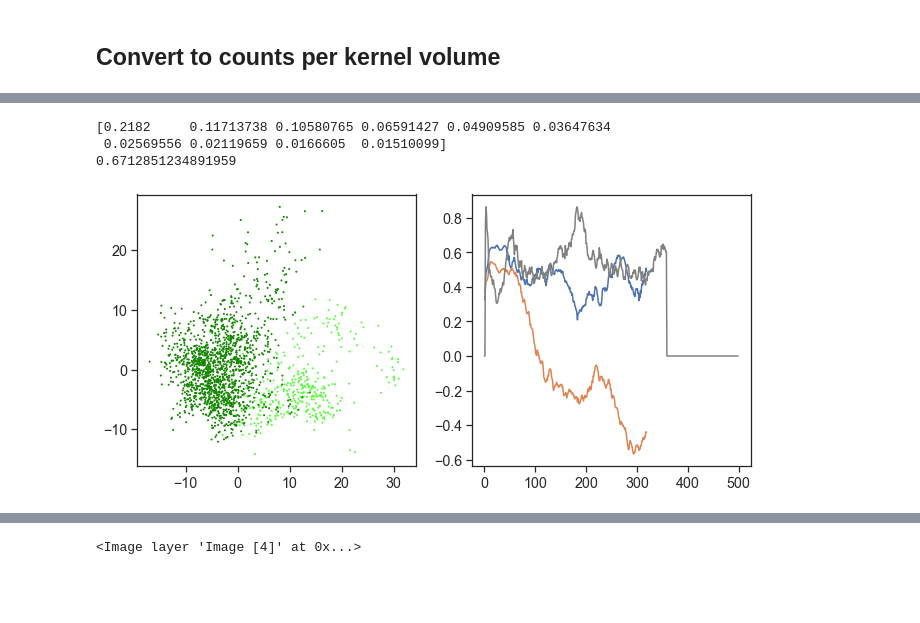
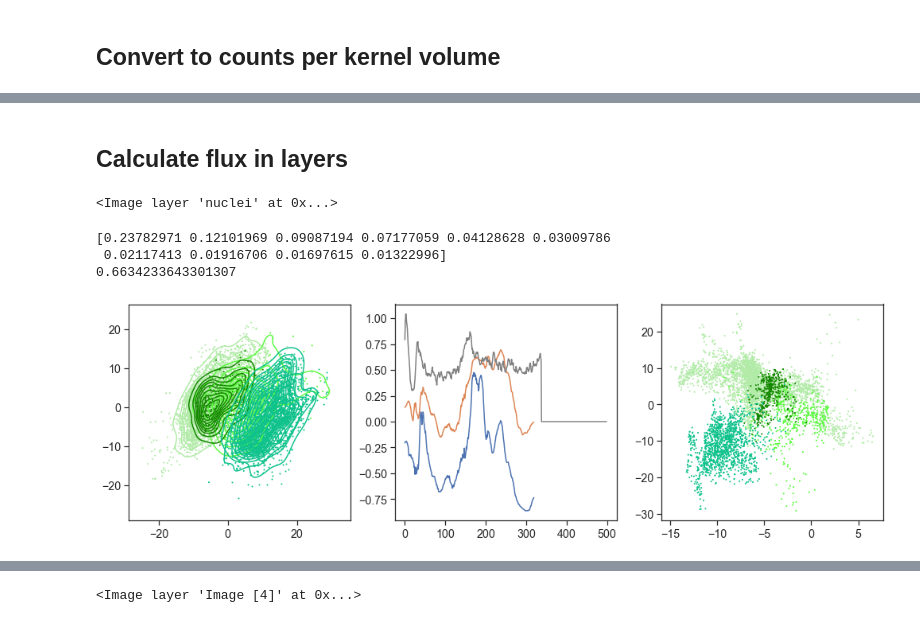
Before and after one commit to tatz-murakami/morphotrack, a Jupyter notebook: scripts/multi_cell_type_analysis.ipynb, the cells around one changed output, grey strips where cells are left out. Saved outputs shown, nothing was run; the diff lists cells and outputs as text; code cells hidden in the pictures; blank space fills up the shorter version.

```diff
--- a/scripts/multi_cell_type_analysis.ipynb
+++ b/scripts/multi_cell_type_analysis.ipynb
@@ -106,8 +134,10 @@ mask_set = {
 }
 
 color_dict = {
+    'track_00':'#b1eba7',
     'track_01':'#5dfa41',
     'track_02':'#148700',
+    'track_03':'#0ec28c',
     'track_v1':'#e813e4',
     'track_v2':'#a72ef2',
 }
@@ -116,7 +146,7 @@ color_dict = {
 
 tracks = {}
 track_counter = 0
-for key in tracks_original:
+for key in ['track_00','track_01','track_02','track_03','track_v1','track_v2']:
     # selection based on the selection array
     if key in selection_set.keys():
         track_selection = selection_set[key].track[selection_set[key].data]
@@ -147,19 +180,25 @@ for key in cell_coords:
 ## Get integral transformation displacement
 # %%
 # standard alignment
+std_00 = tracks_original['track_00'].Standard.isel(track=0).data
 std_01 = tracks_original['track_01'].Standard.isel(track=0).data
 std_02 = tracks_original['track_02'].Standard.isel(track=0).data
+std_03 = tracks_original['track_03'].Standard.isel(track=0).data
 std_v1 = tracks_original['track_v1'].Standard.isel(track=0).data
 std_v2 = tracks_original['track_v2'].Standard.isel(track=0).data
 
+std_00_02, arg00_02 = morphotrack.nonlinear_align.non_linear_align_1d(std_02,std_00)
 std_01_02, arg01_02 = morphotrack.nonlinear_align.non_linear_align_1d(std_02,std_01)
 arg02_02 = np.arange(std_02.size)
+std_03_02, arg03_02 = morphotrack.nonlinear_align.non_linear_align_1d(std_02,std_03)
 std_v1_02, argv1_02 = morphotrack.nonlinear_align.non_linear_align_1d(std_02,std_v1)
 std_v2_02, argv2_02 = morphotrack.nonlinear_align.non_linear_align_1d(std_02,std_v2)
 
 standard_shifts = {
+    'track_00':arg00_02,
     'track_01':arg01_02,
     'track_02':arg02_02,
+    'track_03':arg03_02,
     'track_v1':argv1_02,
     'track_v2':argv2_02,
 }
@@ -167,12 +206,16 @@ standard_shifts = {
 fig, axs = plt.subplots(ncols=2, figsize=(15,5))
 
 axs[0].plot(std_02)
+axs[0].plot(std_00)
 axs[0].plot(std_01)
+axs[0].plot(std_03)
 axs[0].plot(std_v1)
 axs[0].plot(std_v2)
 
 axs[1].plot(std_02)
+axs[1].plot(std_00_02)
 axs[1].plot(std_01_02)
+axs[1].plot(std_03_02)
 axs[1].plot(std_v1_02)
 axs[1].plot(std_v2_02)
 # %% [output]
@@ -187,7 +230,7 @@ def count_warp(track, counts, disp):
         np.repeat(disp[:,np.newaxis], track.track.size, axis=1).T
     )
 
-    transformed = track.Gray_counts.copy()
+    transformed = track.Kernel_counts.copy()
     transformed[:] = morphotrack.align.positional_mapping(counts, warp_arg)
 
     return transformed
@@ -239,0 +294,2 @@ schema_version
+# %% [markdown]
+## Calculate flux in layers
@@ -240,39 +350,66 @@ schema_version
+# %%
+viewer = napari.Viewer()
+viewer.add_image(stack_local_thickness)
+viewer.add_image(tissue_sets['nuclei'].data, name='nuclei', colormap='turbo', blending='additive')
+# %% [output]
+<Image layer 'nuclei' at 0x...>
 # %%
 # trim the white matter to exclude the influence of the white matter.
+g = 'nuclei'
+selections = ['track_00','track_01','track_02','track_03'] #
+test_selection = 'track_03'
+
 trim_start = 0
 trim_end = 320
-combined_tracks_zscore = zscore(ex_ratio.fillna(0).data, axis=0)
+
+ds = tissue_sets[g][tissue_sets[g].track_set.isin(selections)].data # ex_ratio1.fillna(0).data #
+dat = ds
+scaler = StandardScaler()
+scaler.fit(dat)
+combined_tracks_zscore = scaler.transform(dat)
 
 pca = PCA().fit(combined_tracks_zscore[:,trim_start:trim_end])
 pcs = pca.transform(combined_tracks_zscore[:,trim_start:trim_end])
 pc1 = pcs[:,0]
 pc2 = pcs[:,1]
 pc3 = pcs[:,2]
 
 loadings = pca.components_.T * np.sqrt(pca.explained_variance_)
 
 colors = np.full(pc1.shape,'#b1eba7')
-for tr in tracks:
-    idx = tissue_sets['slc17a7'].track[tissue_sets['slc17a7'].track_set==tr].data
-    colors[idx] = color_dict[tr]
+count = 0
+for tr in selections:
+    i = (tissue_sets['nuclei'].track_set==tr).sum().data
+    colors[count:count+i] = color_dict[tr]
+    count = count+i
 
-fig, axs = plt.subplots(ncols=2, figsize=(11,5))
+fig, axs = plt.subplots(ncols=3, figsize=(17,5))
 
-# axs[0].scatter(pc1,pc2,s=1,c=colors)
-for tr in ['track_01','track_02']:
-    idx = tissue_sets['slc17a7'].track[tissue_sets['slc17a7'].track_set==tr].data
-    axs[0].scatter(pc1[idx],pc2[idx],s=1,c=colors[idx])
+count = 0
+for tr in selections:
+    i = (tissue_sets['nuclei'].track_set==tr).sum().data
+    # idx = tissue_sets[g].track[tissue_sets[g].track_set==tr].data
+    axs[0].scatter(pc1[count:count+i],pc2[count:count+i],s=1,c=colors[count:count+i])
+    sns.kdeplot(x=pc1[count:count+i],y=pc2[count:count+i],color=color_dict[tr],ax=axs[0])
+    count = count+i
+
+# check with test data sets
+test_zscore = scaler.transform(tissue_sets[g][tissue_sets[g].track_set.isin([test_selection])].data)
+test_pcs = pca.transform(test_zscore[:,trim_start:trim_end])
+axs[0].scatter(test_pcs[:,0],test_pcs[:,2],s=1,c=color_dict[test_selection])
+sns.kdeplot(x=test_pcs[:,0],y=test_pcs[:,2],color=color_dict[test_selection],ax=axs[0])
 
 axs[1].plot(-loadings[:,0])
 axs[1].plot(loadings[:,1])
 axs[1].plot(std_02[trim_start:]/1000,c='gray')
 
+axs[2].scatter(combined_flux[tissue_sets['nuclei'].track_set.isin(selections)], -pc1 ,s=1, c=colors)
+
 component_num = 10
 print(pca.explained_variance_ratio_[:component_num])
 print(pca.explained_variance_ratio_[:component_num].sum())
-# plt.savefig('/home/tmurakami/Dropbox (Dropbox @RU)/19_publications/Fig5/PC1_flux.svg')
 # %% [output]
-[0.2182     0.11713738 0.10580765 0.06591427 0.04909585 0.03647634
- 0.02569556 0.02119659 0.0166605  0.01510099]
-0.6712851234891959
+[0.23782971 0.12101969 0.09087194 0.07177059 0.04128628 0.03009786
+ 0.02117413 0.01916706 0.01697615 0.01322996]
+0.6634233643301307
-[figure, old version]
+[figure, new version]
```
Also changed, not shown: parts of 64 cells of this notebook, 8 other files.
